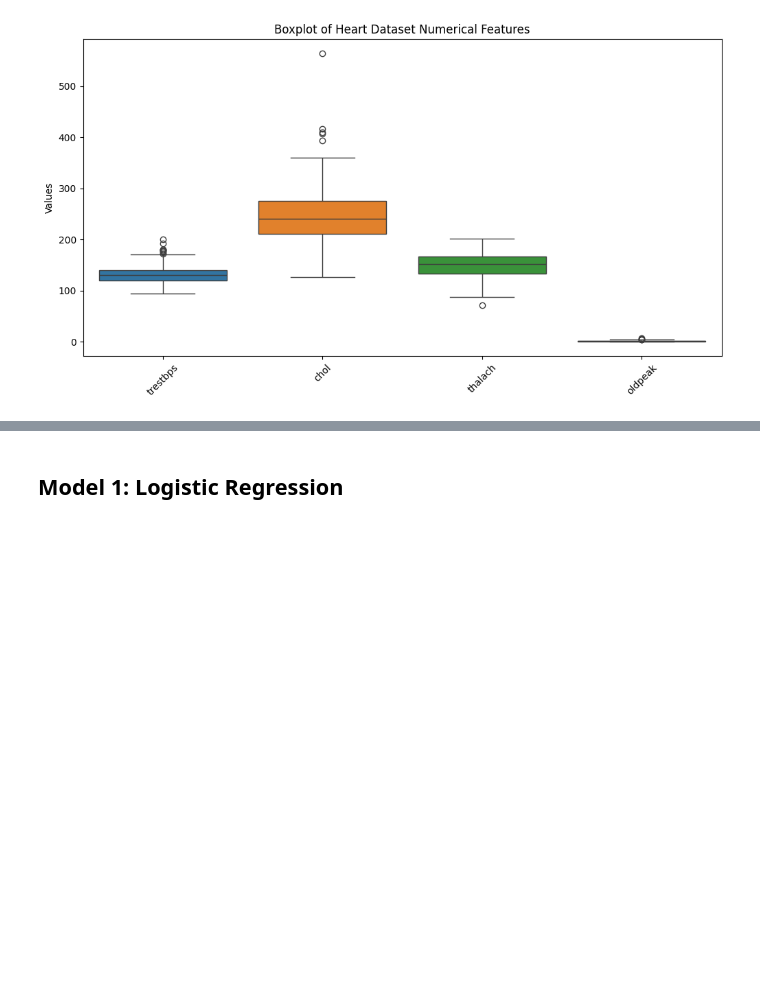
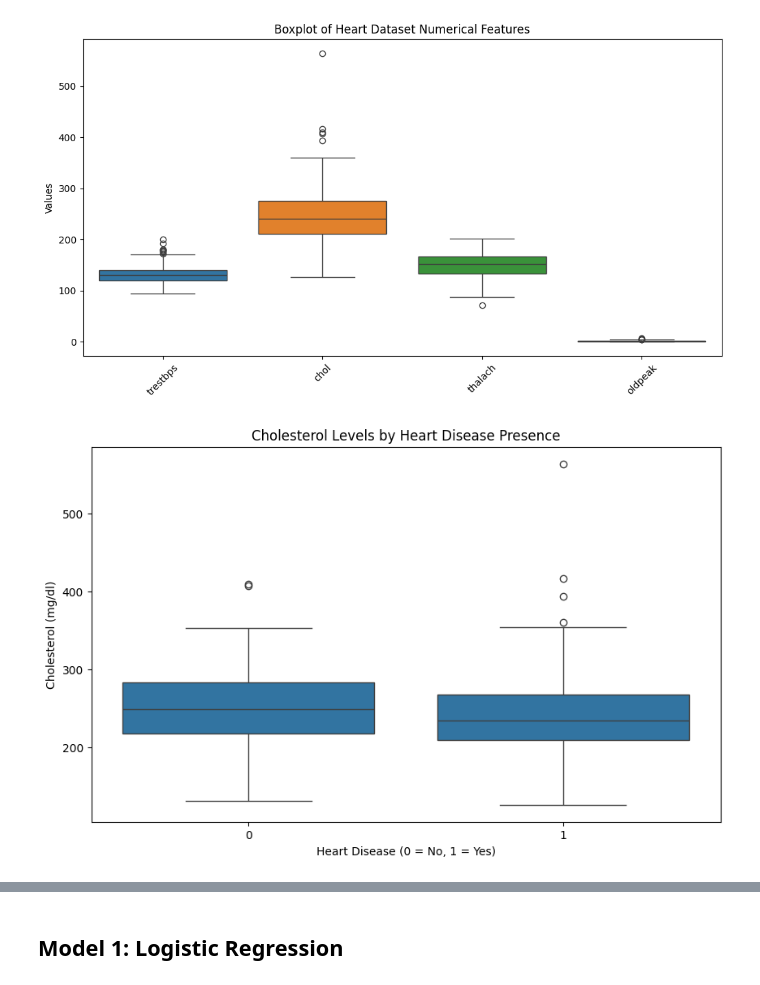
Before and after one commit to ninapeak10/DT480-Research, a Jupyter notebook: Heart Health.ipynb, the cells around one changed output, grey strips where cells are left out. Drawn from its saved outputs; the diff is of its cells as text; code cells hidden in the pictures; blank space fills up the shorter version.

```diff
--- a/Heart Health.ipynb
+++ b/Heart Health.ipynb
@@ -182,3 +182,12 @@ plt.xticks(rotation=45)
 plt.show()
 # %% [output]
 [figure]
+# %%
+plt.figure(figsize=(10, 6))
+sns.boxplot(x='target', y='chol', data=heart)
+plt.title('Cholesterol Levels by Heart Disease Presence')
+plt.xlabel('Heart Disease (0 = No, 1 = Yes)')
+plt.ylabel('Cholesterol (mg/dl)')
+plt.show()
+# %% [output]
+[figure, added]
```
Also changed, not shown: parts of 10 cells of this notebook.
